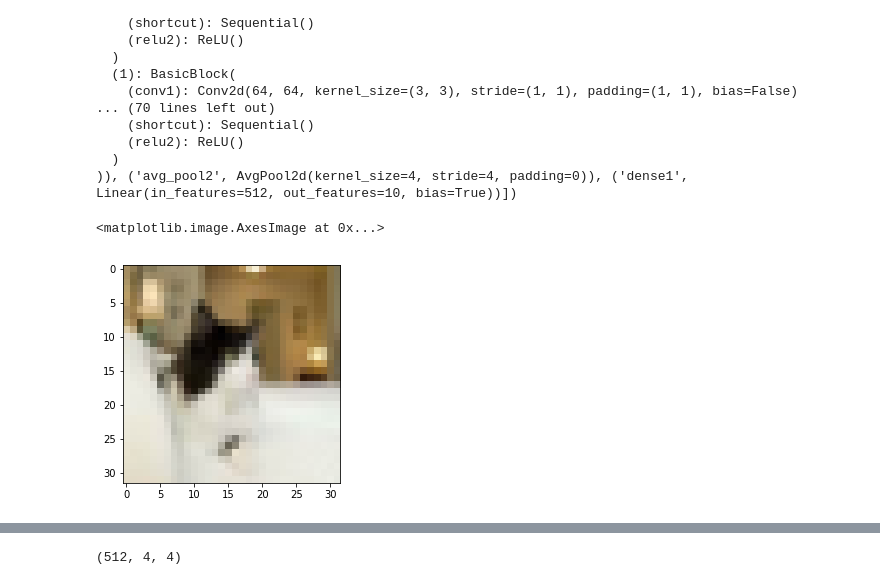
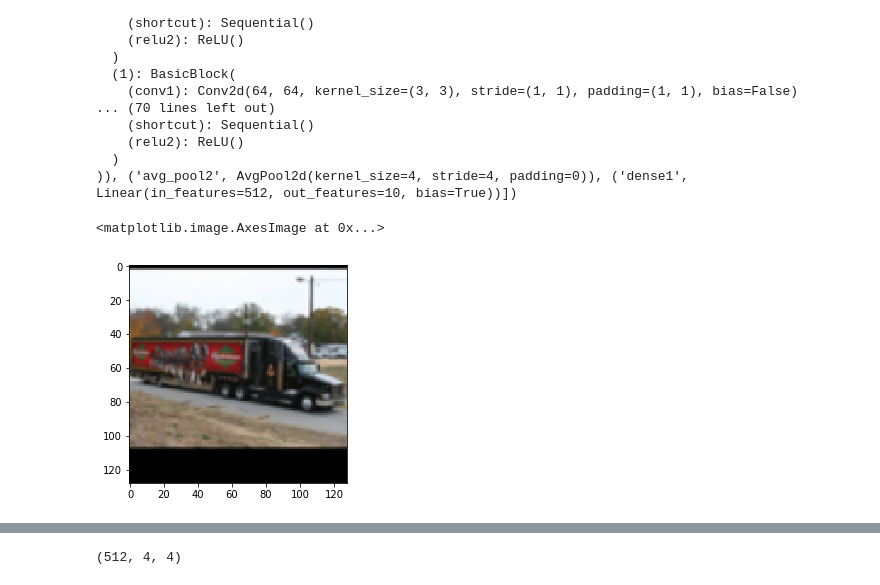
Before and after one commit to jjxxmiin/obJDetection, a Jupyter notebook: example/cam/cam.ipynb, the cells around one changed output, grey strips where cells are left out. Saved outputs shown, nothing was run; the diff lists cells and outputs as text; code cells hidden in the pictures.

```diff
--- a/example/cam/cam.ipynb
+++ b/example/cam/cam.ipynb
@@ -75,15 +76,15 @@ class_weights = np.squeeze(params[-2].cpu().data.numpy())
 # %%
 from PIL import Image
 import matplotlib.pyplot as plt
 
-img_path = './test/test2.png'
+img_path = './test_img/stl10/test1.png'
 
 img = Image.open(img_path)
 
 plt.imshow(img)
 # %% [output]
 <matplotlib.image.AxesImage at 0x...>
-[figure, old version]
+[figure, new version]
 # %%
 import torchvision.transforms as transforms
 from torch.autograd import Variable
```
Also changed, not shown: parts of 9 cells of this notebook, 29 other files.
